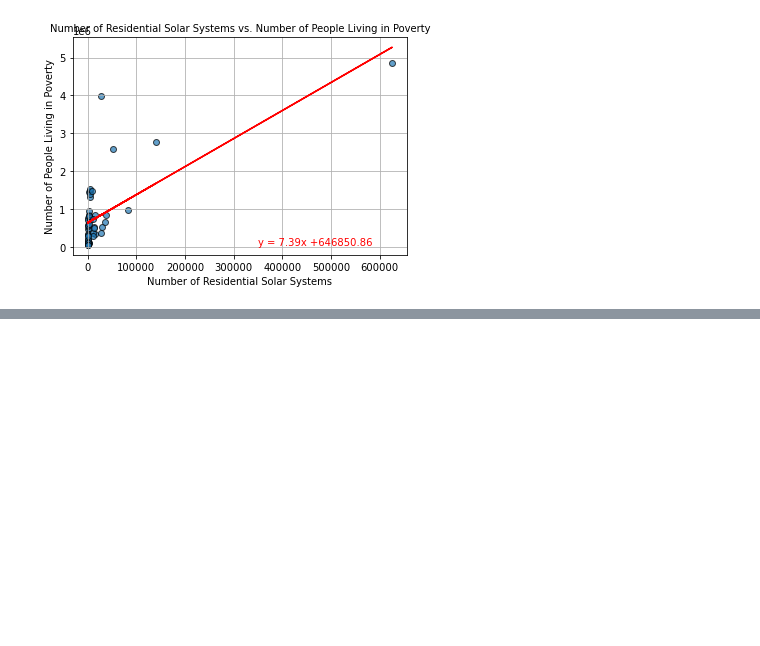
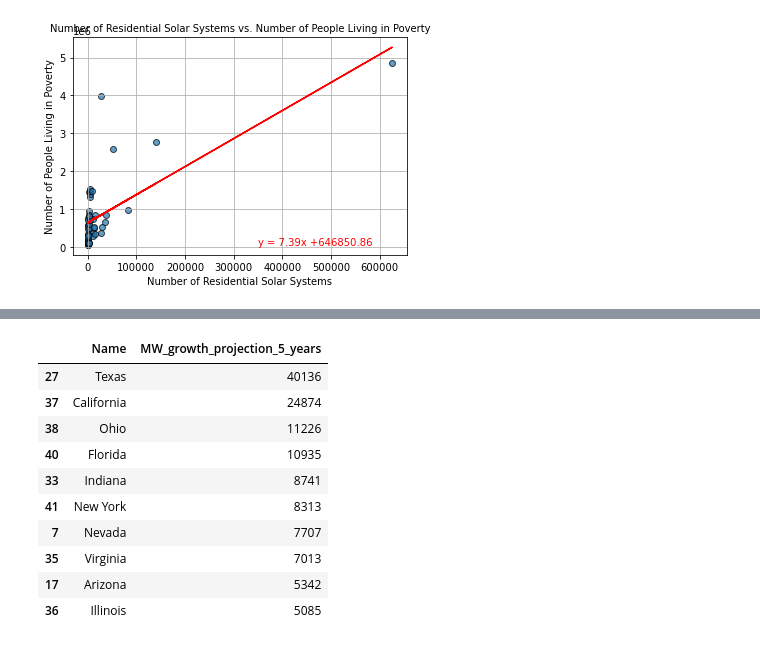
Before and after one commit to JeremyTallant/TomorrowsEnergyToday, a Jupyter notebook: edscript.ipynb, the cells around one changed output, grey strips where cells are left out. Cells and saved outputs as stored; diff of their text form; code cells hidden in the pictures; blank space fills up the shorter version.

```diff
--- a/edscript.ipynb
+++ b/edscript.ipynb
@@ -533,0 +653,16 @@ map
+# %%
+# Create dataframe of MW_growth_projection_5_years
+MW_proj_total_by_state_df = combined_df[["Name", "MW_growth_projection_5_years"]]
+MW_proj_total_by_state_df.sort_values(by="MW_growth_projection_5_years", ascending=False).head(10)
+# %% [output]
+|  | Name | MW_growth_projection_5_years |
+| 27 | Texas | 40136 |
+| 37 | California | 24874 |
+| 38 | Ohio | 11226 |
+| 40 | Florida | 10935 |
+| 33 | Indiana | 8741 |
+| 41 | New York | 8313 |
+| 7 | Nevada | 7707 |
+| 35 | Virginia | 7013 |
+| 17 | Arizona | 5342 |
+| 36 | Illinois | 5085 |
```
Also changed, not shown: parts of 24 cells of this notebook, 19 other files.
